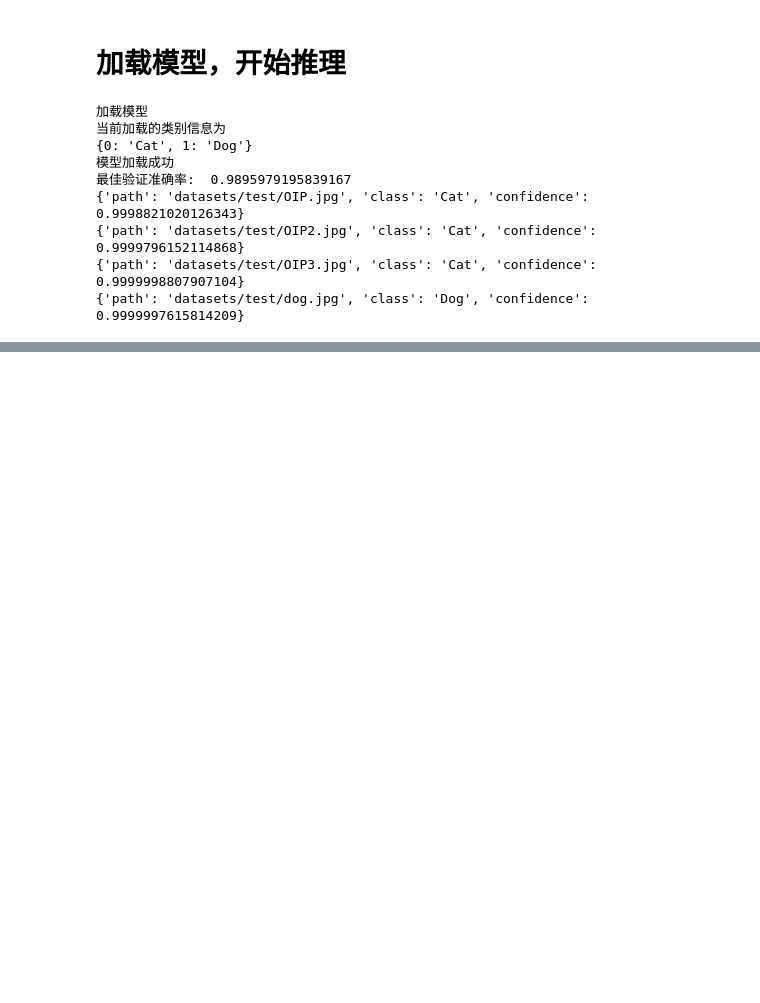
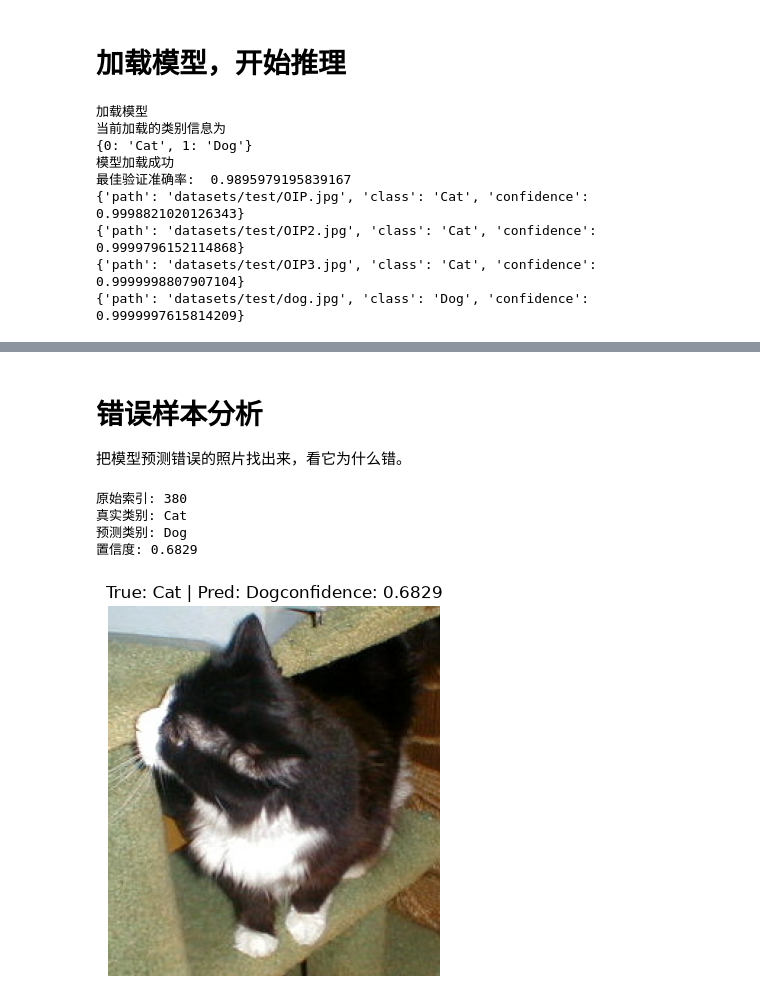
Before and after one commit to zpskt/ML-learning, a Jupyter notebook: kaggle/cat_dog/cat_dog.ipynb, the cells around one changed output, grey strips where cells are left out. Saved outputs shown, nothing was run; the diff lists cells and outputs as text; code cells hidden in the pictures; blank space fills up the shorter version.

```diff
--- a/kaggle/cat_dog/cat_dog.ipynb
+++ b/kaggle/cat_dog/cat_dog.ipynb
@@ -526,0 +861,33 @@ for result in results:
+# %% [markdown]
+# 错误样本分析
+把模型预测错误的照片找出来，看它为什么错。
+# %%
+# 看一个图片
+wrong = wrong_samples[0]
+
+index = wrong["index"]
+
+image, label = full_dataset[index]
+
+print("原始索引:", index)
+print("真实类别:", full_dataset.classes[label])
+print("预测类别:", full_dataset.classes[wrong["pred"]])
+print(f"置信度: {wrong['confidence']:.4f}")
+import matplotlib.pyplot as plt
+
+plt.imshow(image)
+
+plt.title(
+    f"True: {full_dataset.classes[label]} | "
+    f"Pred: {full_dataset.classes[wrong['pred']]}"
+    f"confidence: {wrong['confidence']:.4f}"
+)
+
+plt.axis("off")
+plt.show()
+# %% [output]
+原始索引: 380
+真实类别: Cat
+预测类别: Dog
+置信度: 0.6829
+[figure, added]
```
Also changed, not shown: parts of 28 cells of this notebook.
